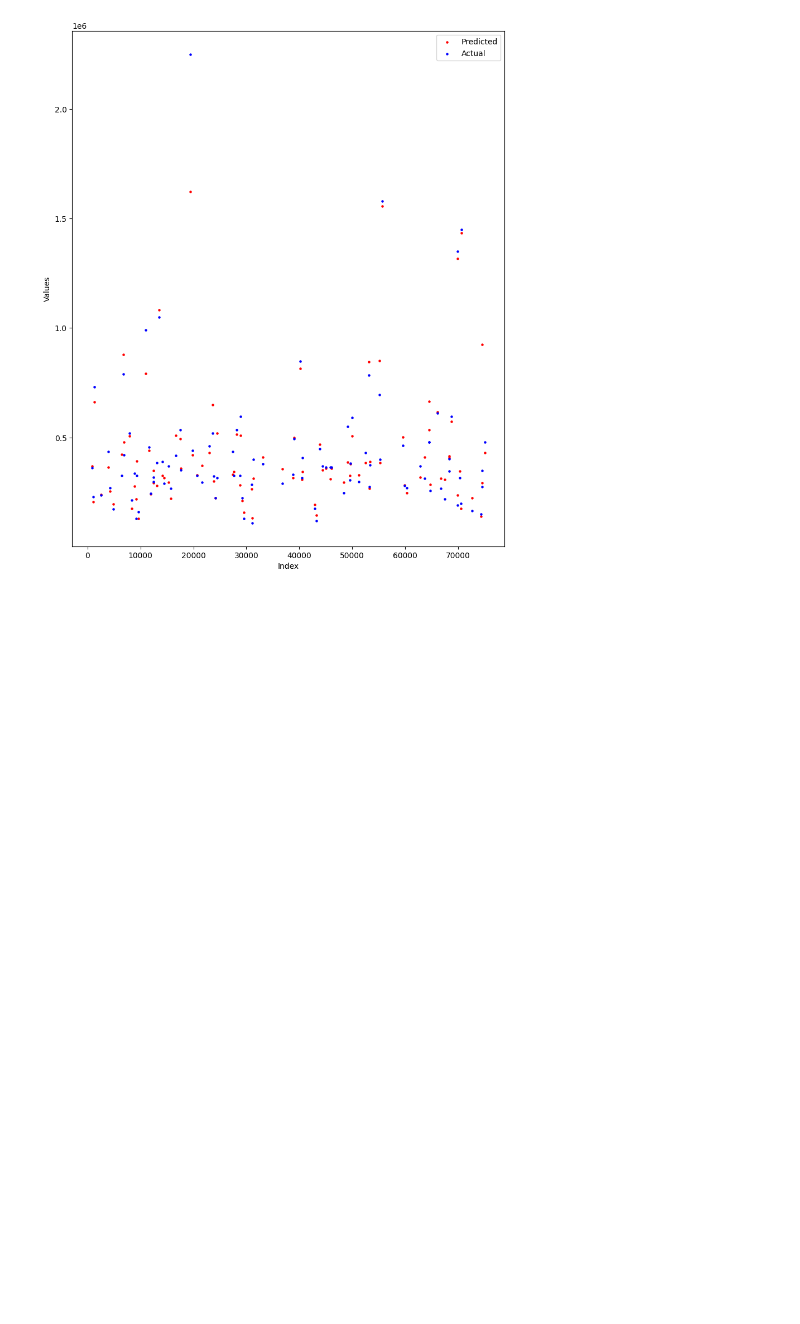
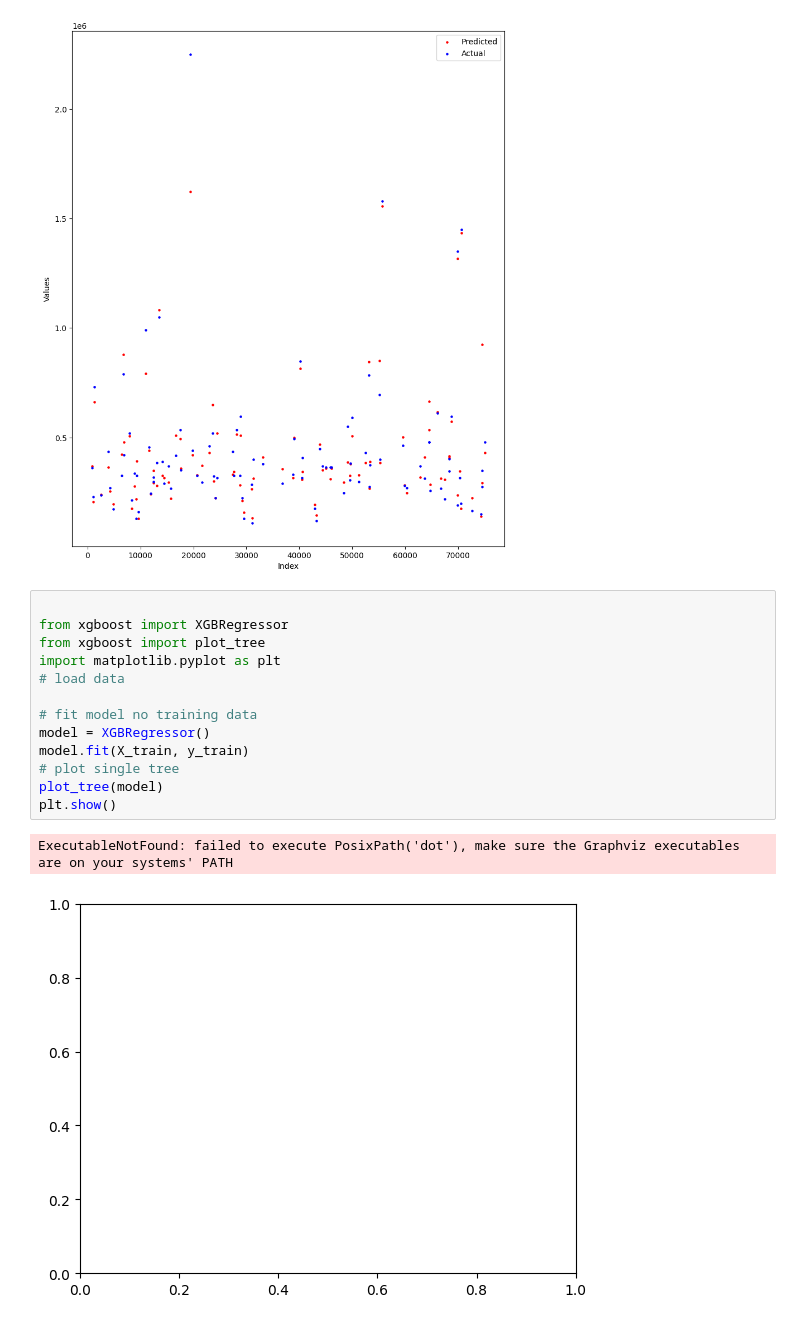
Before and after one commit to Lucky-sketch/immo_eliza_ml, a Jupyter notebook: training.ipynb, the cells around one changed output. Saved outputs shown, nothing was run; the diff lists cells and outputs as text; blank space fills up the shorter version.

```diff
--- a/training.ipynb
+++ b/training.ipynb
@@ -558,3 +562,19 @@ plt.legend()
 plt.show()
 # %% [output]
 [figure]
+# %%
+
+from xgboost import XGBRegressor
+from xgboost import plot_tree
+import matplotlib.pyplot as plt
+# load data
+
+# fit model no training data
+model = XGBRegressor()
+model.fit(X_train, y_train)
+# plot single tree
+plot_tree(model)
+plt.show()
+# %% [output]
+ExecutableNotFound: failed to execute PosixPath('dot'), make sure the Graphviz executables are on your systems' PATH
+[figure, added]
```
Also changed, not shown: parts of 1 cell of this notebook, 3 other files.
